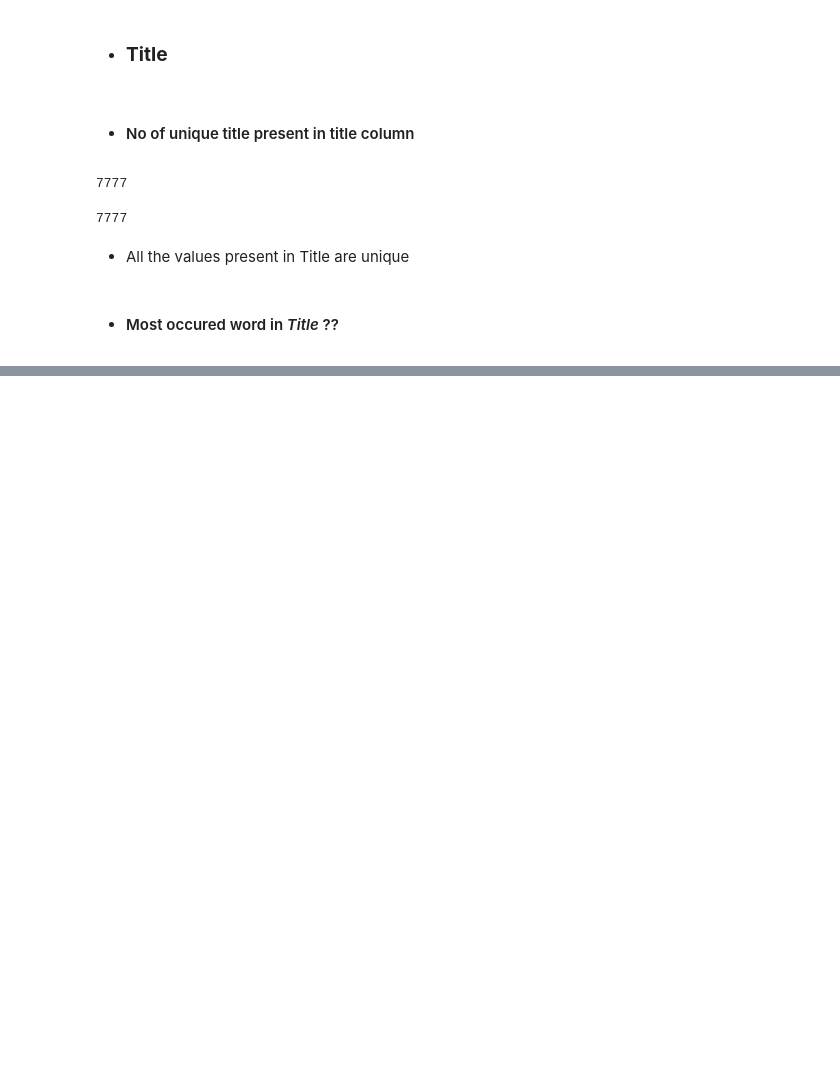
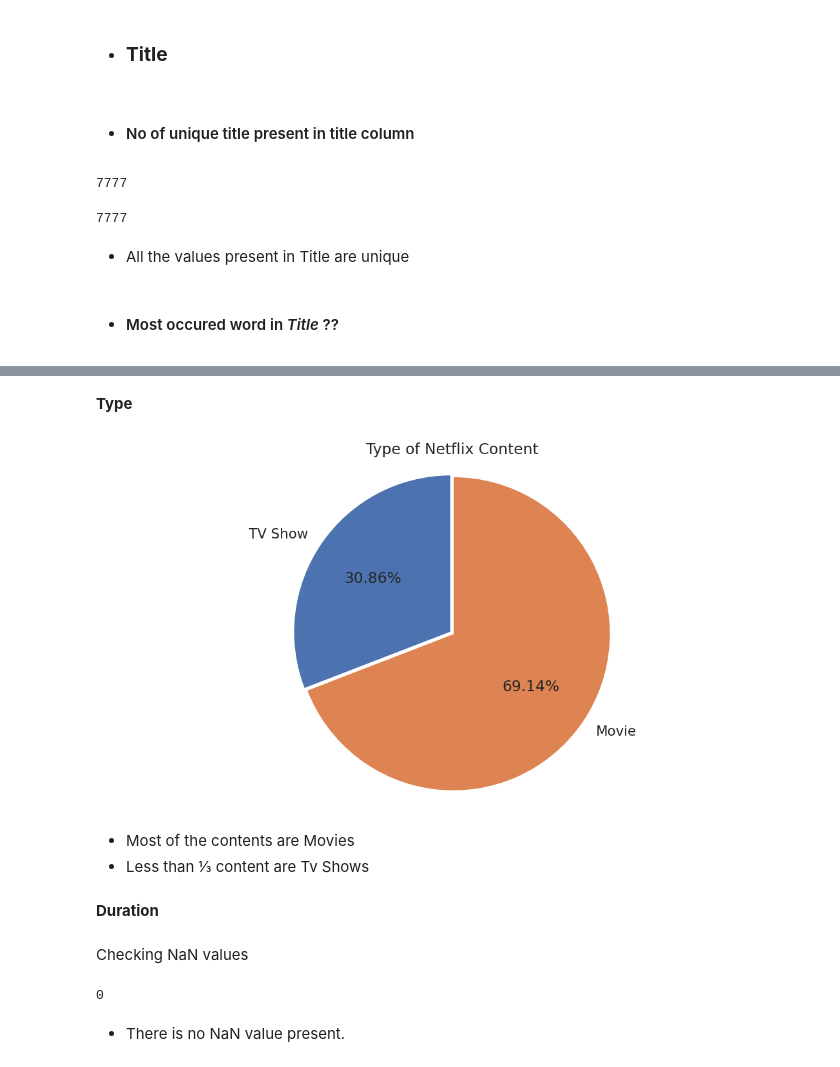
Before and after one commit to Ksangi/Netflix_Movies_And_Tv_Shows_Clustering, a Jupyter notebook: Netflix_Movies_And_Tv_Shows_Clustering.ipynb, the cells around one changed output, grey strips where cells are left out. Drawn from its saved outputs; the diff is of its cells as text; code cells hidden in the pictures; blank space fills up the shorter version.

```diff
--- a/Netflix_Movies_And_Tv_Shows_Clustering.ipynb
+++ b/Netflix_Movies_And_Tv_Shows_Clustering.ipynb
@@ -388,0 +505,30 @@ plt.show()
+# %% [markdown]
+**Type**
+# %%
+#Plotting pie chart on type feature
+plt.figure(figsize=(14, 7))
+labels=['TV Show', 'Movie']
+plt.pie(df['type'].value_counts().sort_values(),labels=labels,explode=[0.01,0.01],
+        autopct='%1.2f%%', startangle=90)
+plt.title('Type of Netflix Content')
+plt.axis('equal')
+plt.show()
+# %% [output]
+[figure, added]
+# %% [markdown]
+
+
+*   Most of the contents are Movies
+*   Less than ⅓ content are Tv Shows
+# %% [markdown]
+**Duration**
+# %% [markdown]
+Checking NaN values
+# %%
+df.duration.isna().sum()
+# %% [output]
+0
+# %% [markdown]
+
+
+*   There is no NaN value present.
```
Also changed, not shown: parts of 119 cells of this notebook.
